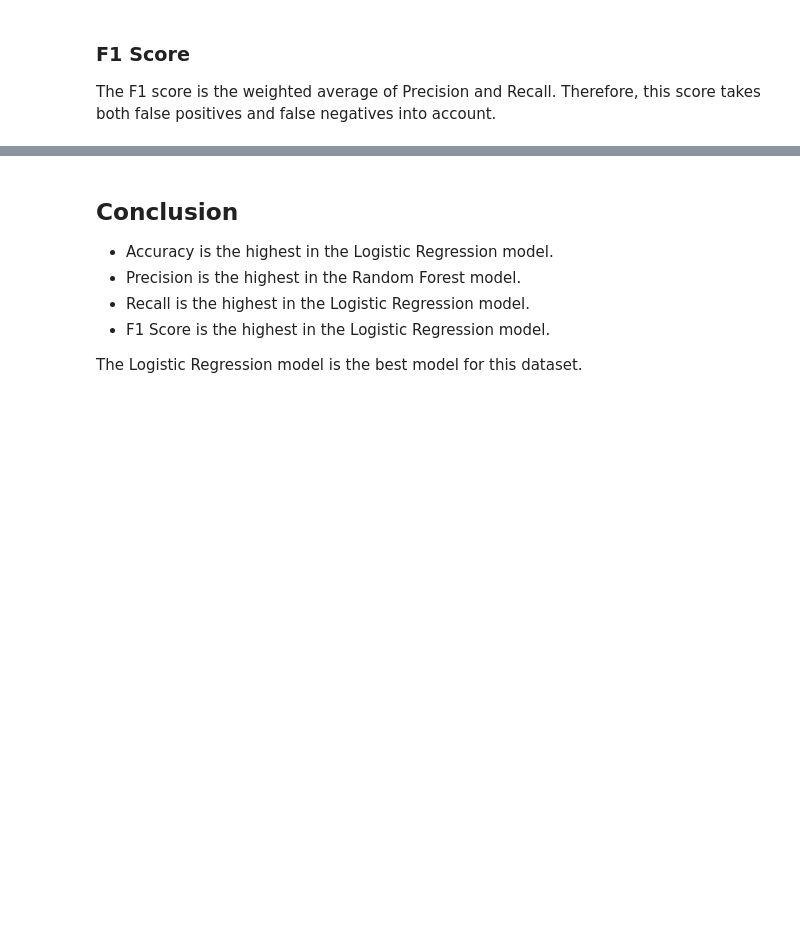
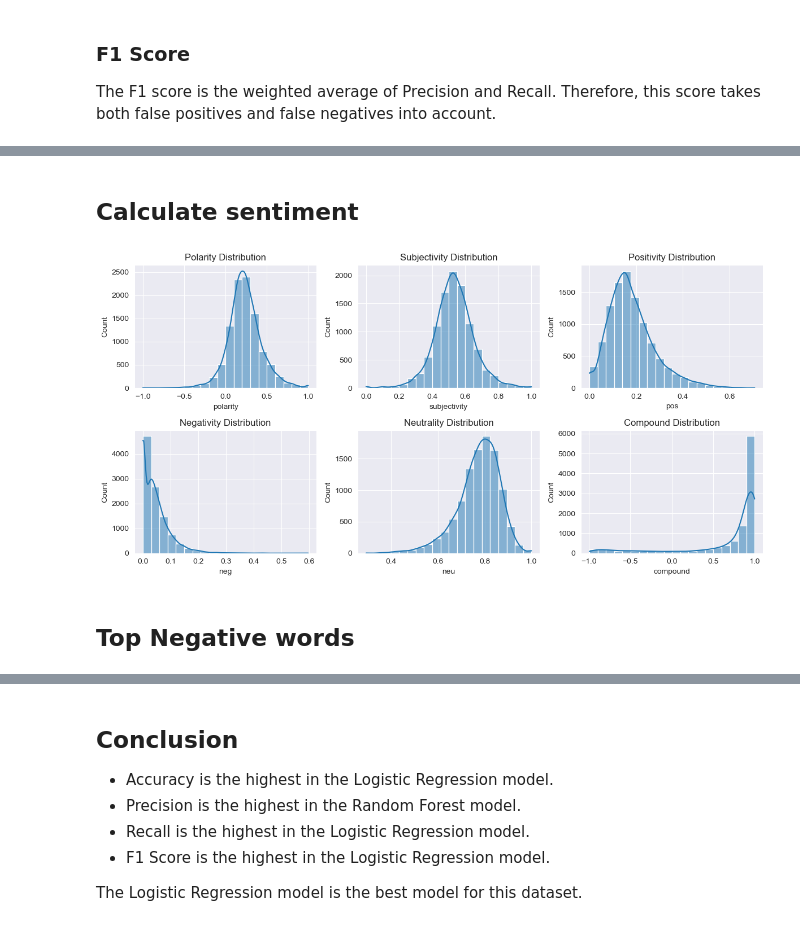
Before and after one commit to cevheri/ai-ml-train, a Jupyter notebook: articles/nlp-yelp/nlp-sentiment-analysis-restaurant.ipynb, the cells around one changed output, grey strips where cells are left out. Cells and saved outputs as stored; diff of their text form; code cells hidden in the pictures; blank space fills up the shorter version.

```diff
--- a/articles/nlp-yelp/nlp-sentiment-analysis-restaurant.ipynb
+++ b/articles/nlp-yelp/nlp-sentiment-analysis-restaurant.ipynb
@@ -435,0 +556,2 @@ df.sentiment.value_counts().plot(kind='bar', color=['lightcoral', 'lightgreen'],
+# %% [markdown]
+## Calculate sentiment
@@ -435,0 +561,59 @@ df.sentiment.value_counts().plot(kind='bar', color=['lightcoral', 'lightgreen'],
+# %%
+from textblob import TextBlob
+from vaderSentiment.vaderSentiment import SentimentIntensityAnalyzer
+
+def calculate_sentiment(text):
+    blob = TextBlob(text)
+    vader = SentimentIntensityAnalyzer()
+    polarity = blob.sentiment.polarity
+    subjectivity = blob.sentiment.subjectivity
+    vader_scores = vader.polarity_scores(text)
+    return polarity, subjectivity, vader_scores['pos'], vader_scores['neg'], vader_scores['neu'], vader_scores['compound']
+
+
+sentiments = df['text'].apply(calculate_sentiment)
+df['polarity'] = sentiments.apply(lambda x: x[0])
+df['subjectivity'] = sentiments.apply(lambda x: x[1])
+df['pos'] = sentiments.apply(lambda x: x[2])
+df['neg'] = sentiments.apply(lambda x: x[3])
+df['neu'] = sentiments.apply(lambda x: x[4])
+df['compound'] = sentiments.apply(lambda x: x[5])
+# %%
+plt.figure(figsize=(12, 6))
+
+# Polarity dağılımı
+plt.subplot(2, 3, 1)
+sns.histplot(df['polarity'], bins=20, kde=True)
+plt.title('Polarity Distribution')
+
+# Subjectivity dağılımı
+plt.subplot(2, 3, 2)
+sns.histplot(df['subjectivity'], bins=20, kde=True)
+plt.title('Subjectivity Distribution')
+
+# Positivity dağılımı
+plt.subplot(2, 3, 3)
+sns.histplot(df['pos'], bins=20, kde=True)
+plt.title('Positivity Distribution')
+
+# Negativity dağılımı
+plt.subplot(2, 3, 4)
+sns.histplot(df['neg'], bins=20, kde=True)
+plt.title('Negativity Distribution')
+
+# Neutrality dağılımı
+plt.subplot(2, 3, 5)
+sns.histplot(df['neu'], bins=20, kde=True)
+plt.title('Neutrality Distribution')
+
+# Compound dağılımı
+plt.subplot(2, 3, 6)
+sns.histplot(df['compound'], bins=20, kde=True)
+plt.title('Compound Distribution')
+
+plt.tight_layout()
+plt.show()
+# %% [output]
+[figure, added]
+# %% [markdown]
+## Top Negative words
```
Also changed, not shown: parts of 33 cells of this notebook.
